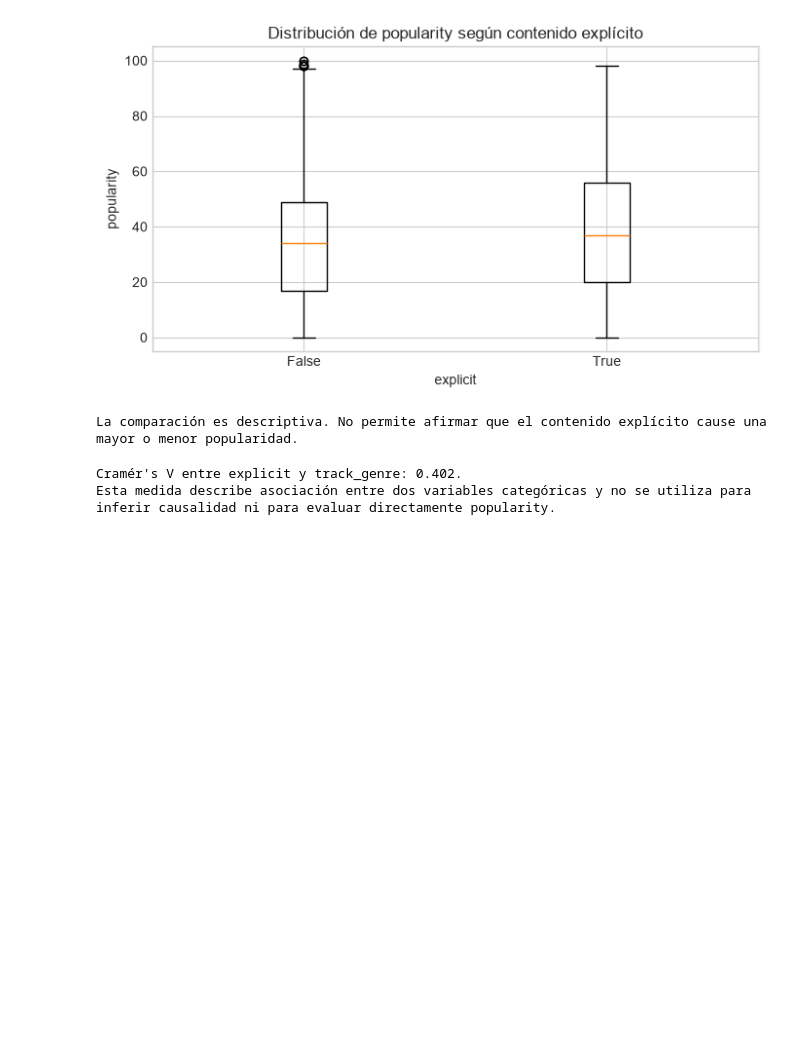
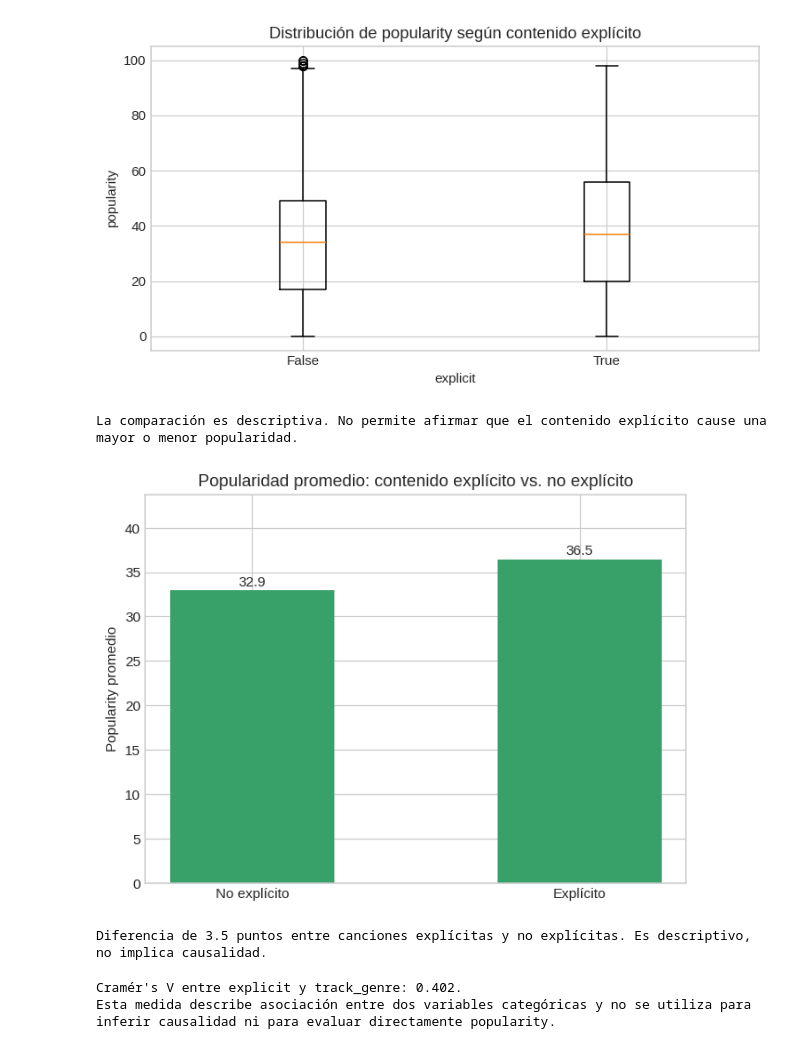
Before and after one commit to BRomanman/Spotify_EP1_Proyecto, a Jupyter notebook: notebooks/EP1_Caso_C_Spotify_Informe.ipynb, the cells around one changed output. Drawn from its saved outputs; the diff is of its cells as text; code cells hidden in the pictures; blank space fills up the shorter version.

```diff
--- a/notebooks/EP1_Caso_C_Spotify_Informe.ipynb
+++ b/notebooks/EP1_Caso_C_Spotify_Informe.ipynb
@@ -482,6 +518,29 @@ print("La comparación es descriptiva. No permite afirmar que el contenido expl
 | True | 9747 | 36.454 | 37.000 | 24.318 | 8.550 |
 [figure]
 La comparación es descriptiva. No permite afirmar que el contenido explícito cause una mayor o menor popularidad.
+# %%
+if not explicit_summary.empty:
+    medias = explicit_summary["mean"]
+    etiquetas = ["Explícito" if v else "No explícito" for v in medias.index]
+
+    plt.figure(figsize=(6, 4.5))
+    barras = plt.bar(etiquetas, medias.values, color="#38a169", width=0.5)
+    for barra, valor in zip(barras, medias.values):
+        plt.text(barra.get_x() + barra.get_width()/2, valor + 0.5, f"{valor:.1f}",
+                  ha="center", fontsize=10)
+    plt.ylabel("Popularity promedio")
+    plt.title("Popularidad promedio: contenido explícito vs. no explícito")
+    plt.ylim(0, max(medias.values) * 1.2)
+    plt.tight_layout()
+    plt.show()
+
+    print(
+        f"Diferencia de {medias.get(True, 0) - medias.get(False, 0):.1f} puntos entre canciones explícitas "
+        "y no explícitas. Es descriptivo, no implica causalidad."
+    )
+# %% [output]
+[figure, added]
+Diferencia de 3.5 puntos entre canciones explícitas y no explícitas. Es descriptivo, no implica causalidad.
 # %%
 def cramers_v(x, y):
     """Calcula Cramér's V para dos variables categóricas sin imputación."""
```
Also changed, not shown: parts of 20 cells of this notebook, 2 other files.
